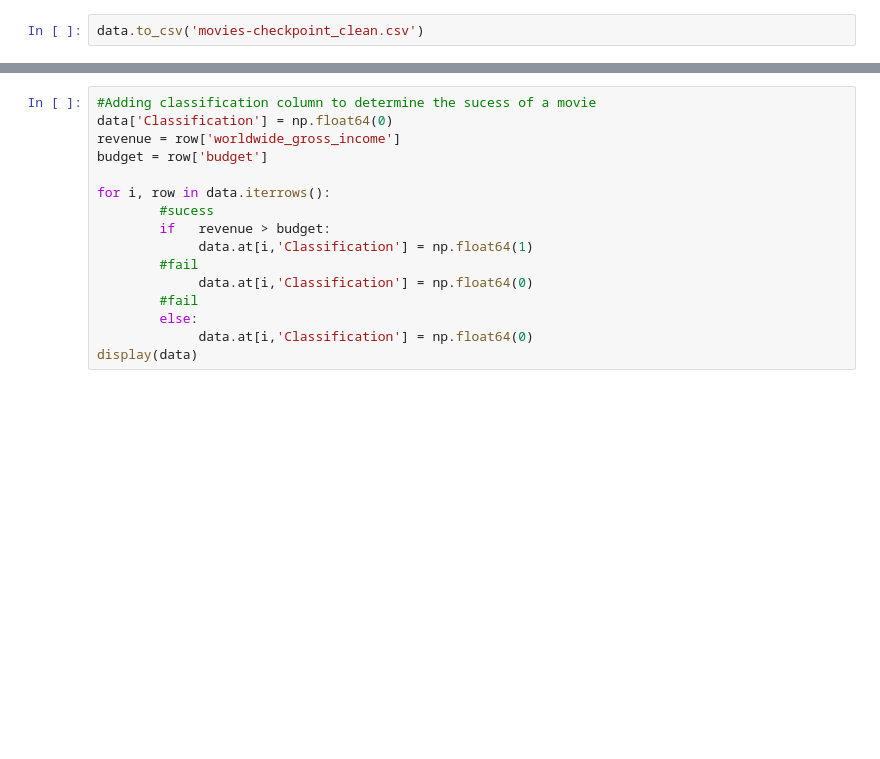
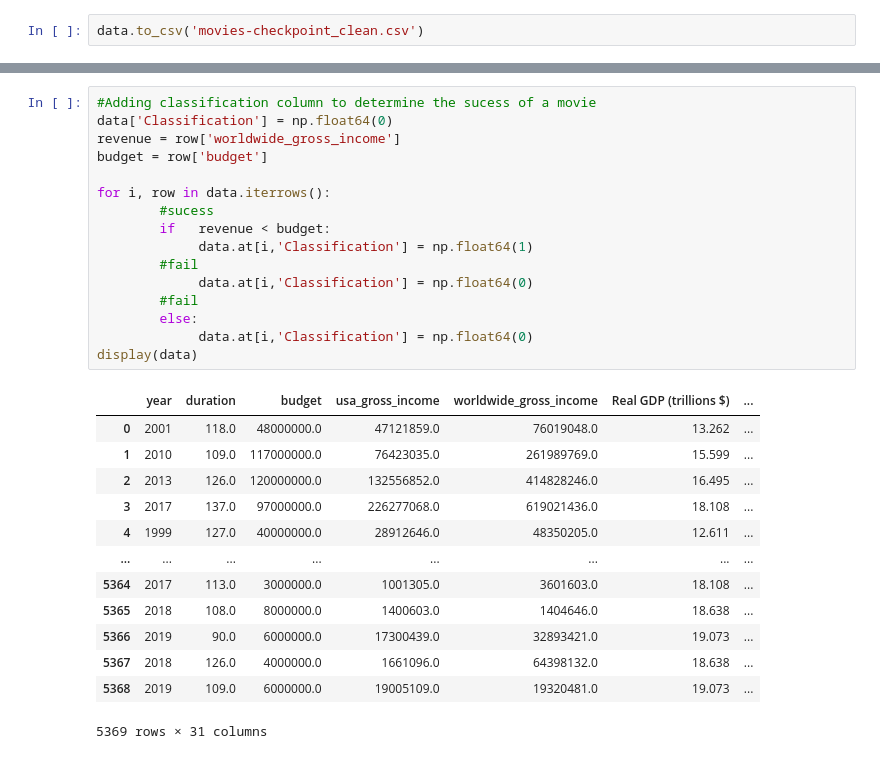
Before and after one commit to Maakaron/BoxOffice-prediction, a Jupyter notebook: Pboxoffice.ipynb, the cells around one changed output, grey strips where cells are left out. Drawn from its saved outputs; the diff is of its cells as text; blank space fills up the shorter version.

```diff
--- a/Pboxoffice.ipynb
+++ b/Pboxoffice.ipynb
@@ -203,16 +388,30 @@ data.dtypes
 # %%
 #Adding classification column to determine the sucess of a movie
 data['Classification'] = np.float64(0)
 revenue = row['worldwide_gross_income']
 budget = row['budget']
 
 for i, row in data.iterrows():
         #sucess
-        if   revenue > budget:
+        if   revenue < budget:
              data.at[i,'Classification'] = np.float64(1)
         #fail
              data.at[i,'Classification'] = np.float64(0)
         #fail
         else:
              data.at[i,'Classification'] = np.float64(0)
 display(data)
+# %% [output]
+|  | year | duration | budget | usa_gross_income | worldwide_gross_income | Real GDP (trillions $) | ... |
+| 0 | 2001 | 118.0 | 48000000.0 | 47121859.0 | 76019048.0 | 13.262 | ... |
+| 1 | 2010 | 109.0 | 117000000.0 | 76423035.0 | 261989769.0 | 15.599 | ... |
+| 2 | 2013 | 126.0 | 120000000.0 | 132556852.0 | 414828246.0 | 16.495 | ... |
+| 3 | 2017 | 137.0 | 97000000.0 | 226277068.0 | 619021436.0 | 18.108 | ... |
+| 4 | 1999 | 127.0 | 40000000.0 | 28912646.0 | 48350205.0 | 12.611 | ... |
+| ... | ... | ... | ... | ... | ... | ... | ... |
+| 5364 | 2017 | 113.0 | 3000000.0 | 1001305.0 | 3601603.0 | 18.108 | ... |
+| 5365 | 2018 | 108.0 | 8000000.0 | 1400603.0 | 1404646.0 | 18.638 | ... |
+| 5366 | 2019 | 90.0 | 6000000.0 | 17300439.0 | 32893421.0 | 19.073 | ... |
+| 5367 | 2018 | 126.0 | 4000000.0 | 1661096.0 | 64398132.0 | 18.638 | ... |
+| 5368 | 2019 | 109.0 | 6000000.0 | 19005109.0 | 19320481.0 | 19.073 | ... |
+5369 rows × 31 columns
```
Also changed, not shown: parts of 11 cells of this notebook.
